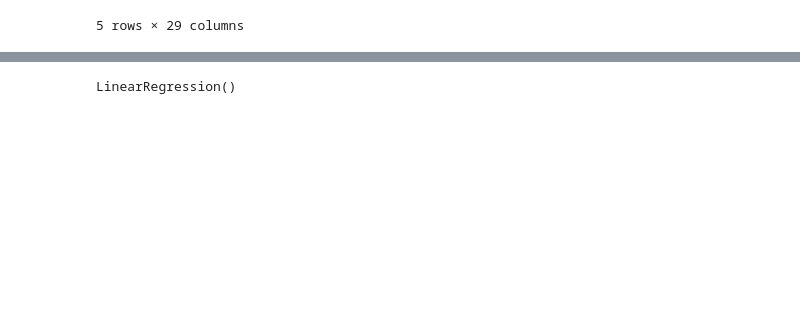
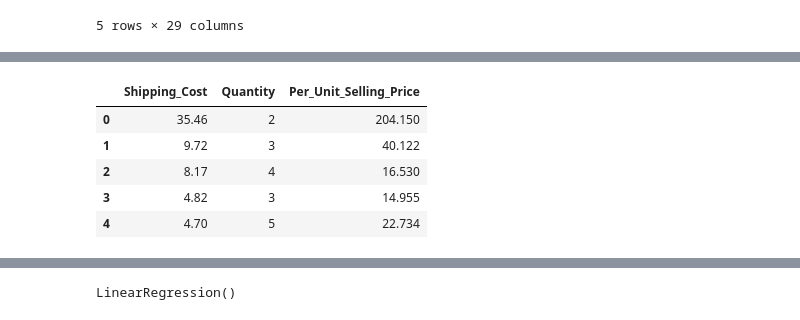
Before and after one commit to rubadhanaraj/Final_project, a Jupyter notebook: Multiple_Linear_Regression.ipynb, the cells around one changed output, grey strips where cells are left out. Drawn from its saved outputs; the diff is of its cells as text; code cells hidden in the pictures; blank space fills up the shorter version.

```diff
--- a/Multiple_Linear_Regression.ipynb
+++ b/Multiple_Linear_Regression.ipynb
@@ -81,5 +28,3 @@ df[df['Sub_Category'].str.contains("Machines") == False]
 # %%
 # Define features and target
-X = df[["Segment","Category","Sub_Category","Market","Region","Shipping_Cost","Country","Order_Priority","Quantity","Ship_Mode","Years","Per_Unit_Selling_Price"]]
-X = pd.get_dummies(X, columns = ["Segment", "Category","Sub_Category","Market","Country","Region","Order_Priority","Ship_Mode"])
-y = df["Sales"]
+X = df[["Segment","Category","Sub_Category","Market","Region","Shipping_Cost","Country","Order_Priority","Quantity","Ship_Mode","Per_Unit_Selling_Price"]]
@@ -90,0 +33,2 @@ X.shape
+# %%
+X1 = X[['Shipping_Cost', 'Quantity', 'Per_Unit_Selling_Price']]
@@ -90,0 +56,9 @@ X.shape
+# %%
+X1.head()
+# %% [output]
+|  | Shipping_Cost | Quantity | Per_Unit_Selling_Price |
+| 0 | 35.46 | 2 | 204.150 |
+| 1 | 9.72 | 3 | 40.122 |
+| 2 | 8.17 | 4 | 16.530 |
+| 3 | 4.82 | 3 | 14.955 |
+| 4 | 4.70 | 5 | 22.734 |
```
Also changed, not shown: parts of 26 cells of this notebook.
